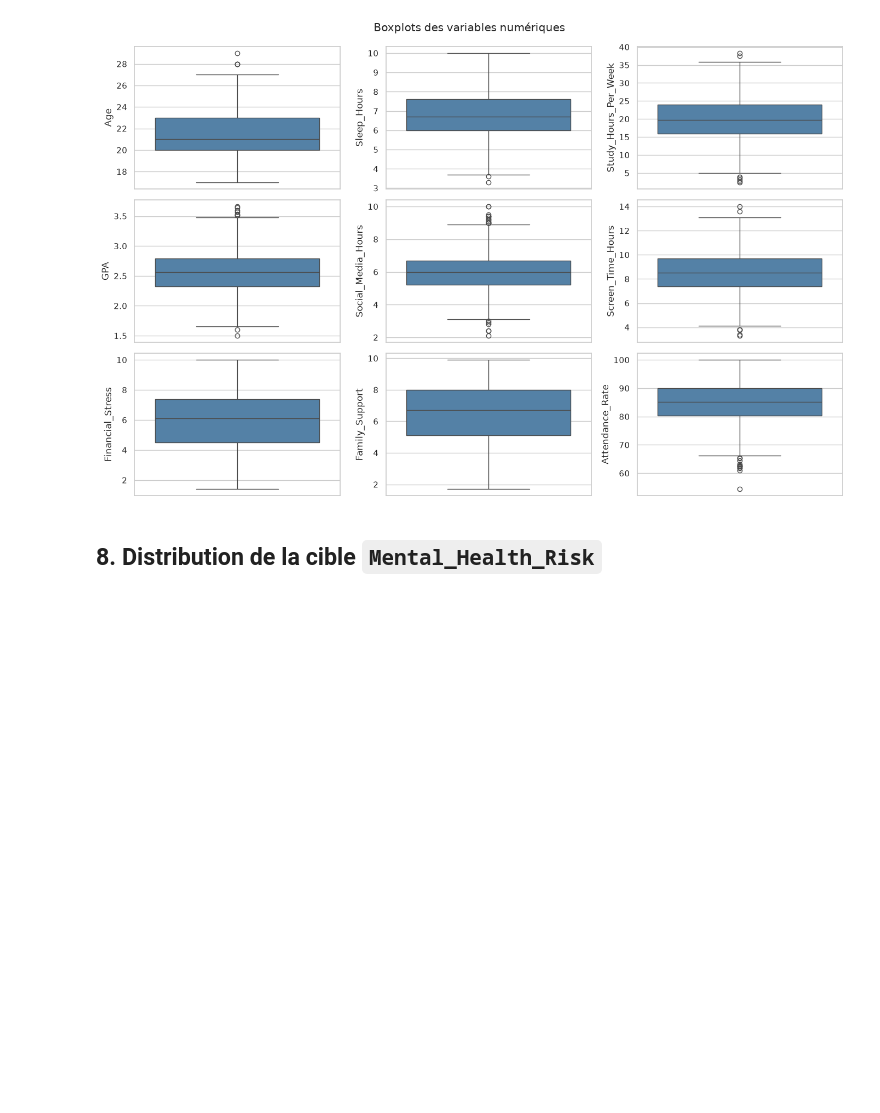
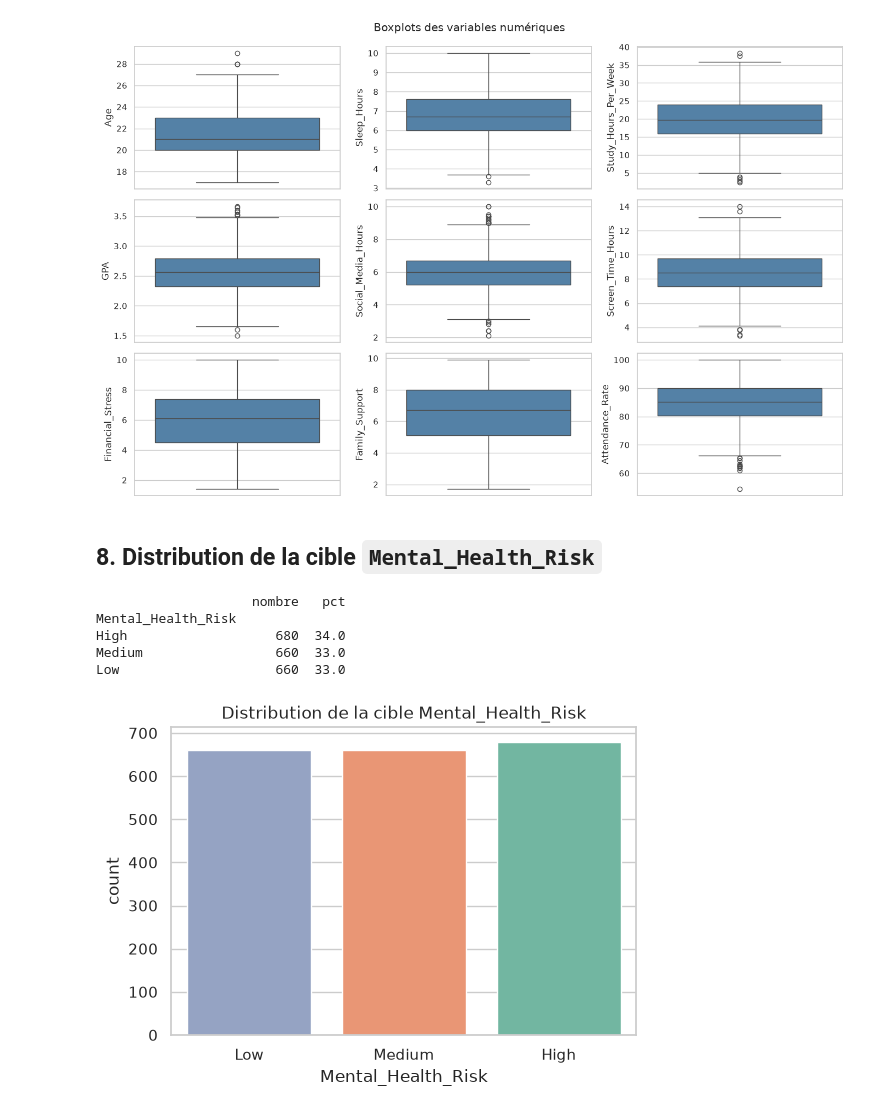
Before and after one commit to MohamedRahoumi/Pr-diction-du-risque-de-sant-mentale-chez-les-tudiants, a Jupyter notebook: notebooks/1-eda.ipynb, the cells around one changed output. Saved outputs shown, nothing was run; the diff lists cells and outputs as text; code cells hidden in the pictures; blank space fills up the shorter version.

```diff
--- a/notebooks/1-eda.ipynb
+++ b/notebooks/1-eda.ipynb
@@ -162,3 +162,19 @@ plt.show()
 [figure]
 # %% [markdown]
 ## 8. Distribution de la cible `Mental_Health_Risk`
+# %%
+target_counts = df[TARGET].value_counts()
+target_pct = df[TARGET].value_counts(normalize=True) * 100
+print(pd.DataFrame({"nombre": target_counts, "pct": target_pct.round(1)}))
+
+fig, ax = plt.subplots(figsize=(6, 4))
+sns.countplot(data=df, x=TARGET, order=["Low", "Medium", "High"], ax=ax, palette="Set2", hue=TARGET)
+ax.set_title("Distribution de la cible Mental_Health_Risk")
+plt.show()
+# %% [output]
+                    nombre   pct
+Mental_Health_Risk
+High                   680  34.0
+Medium                 660  33.0
+Low                    660  33.0
+[figure, added]
```
Also changed, not shown: parts of 5 cells of this notebook.
